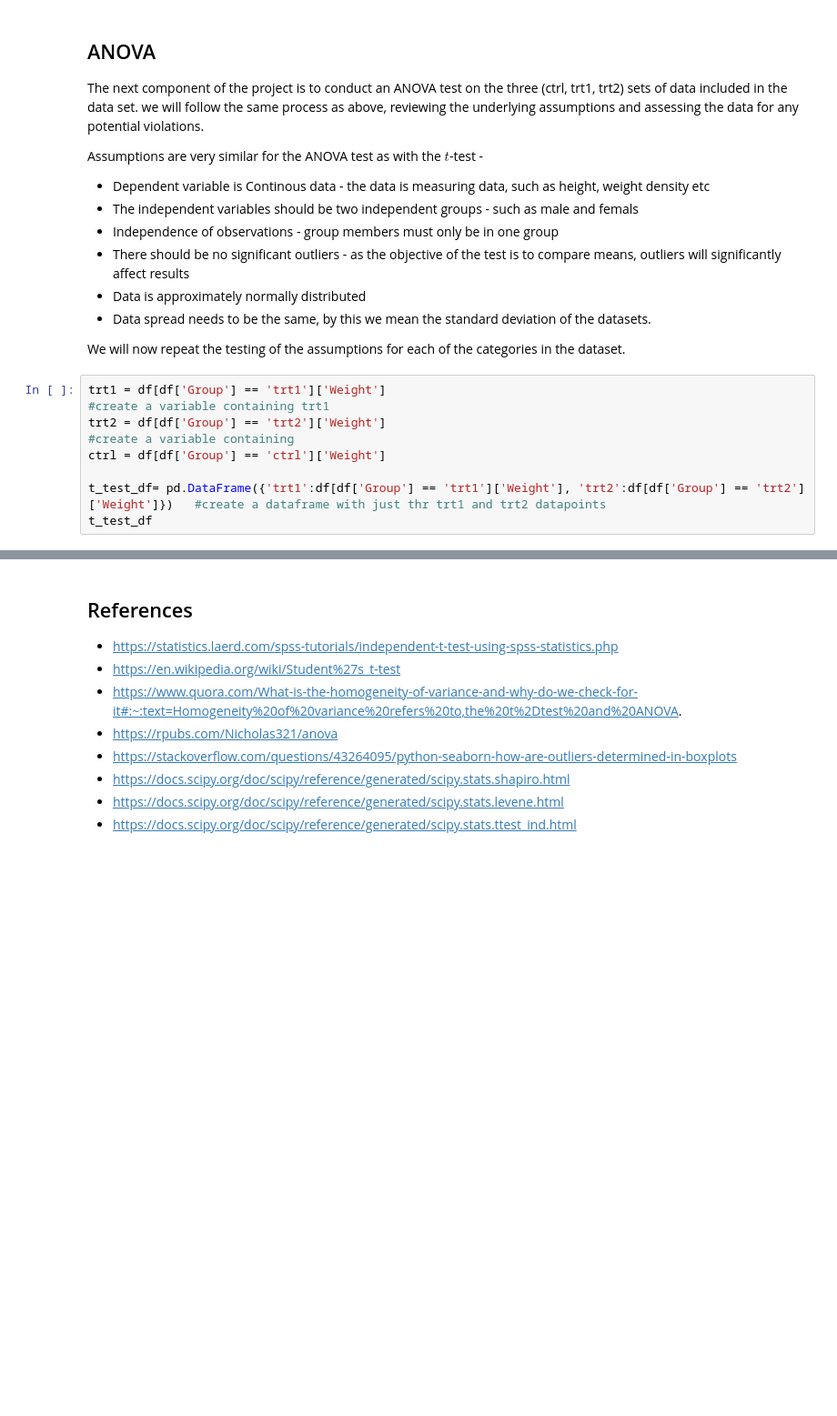
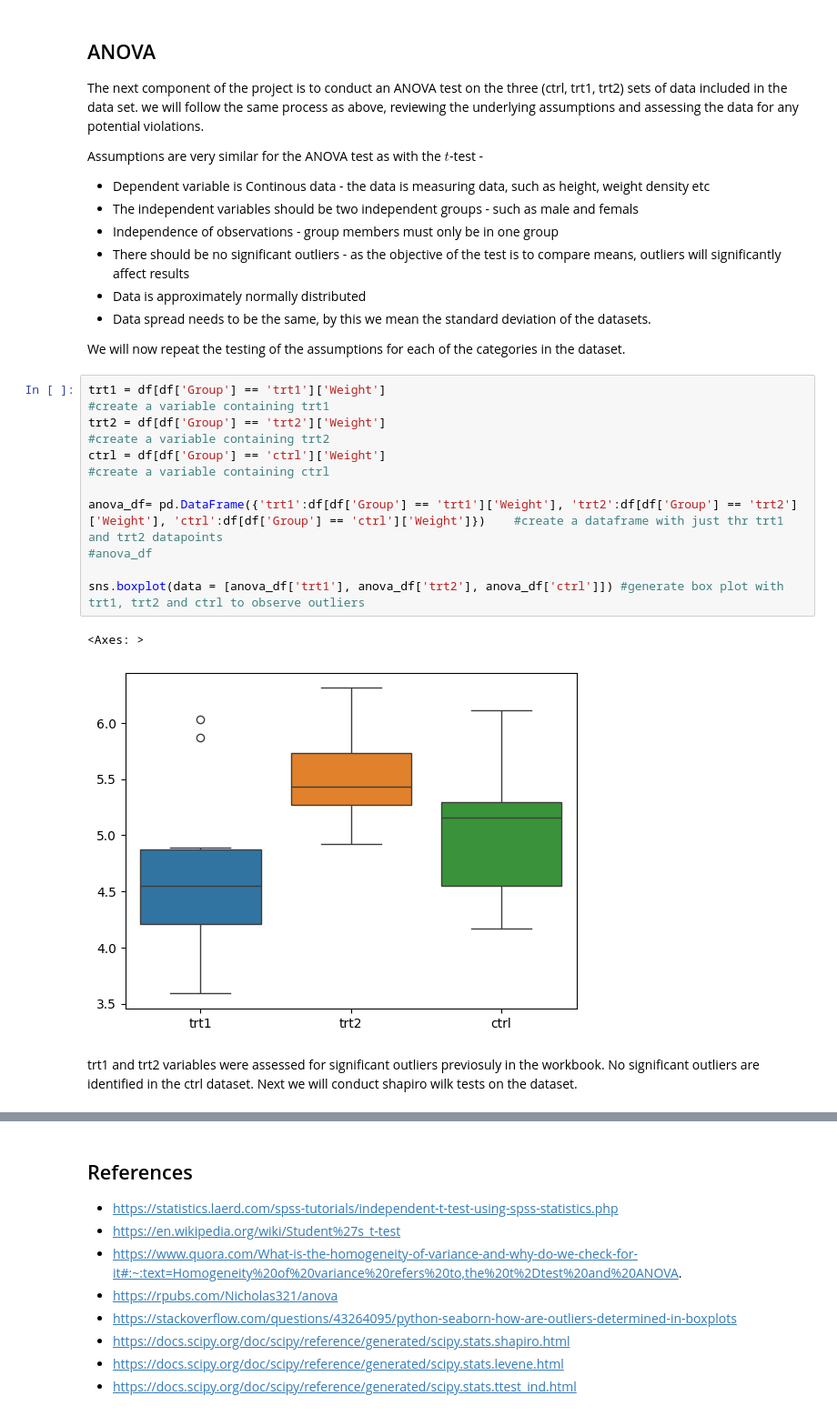
Before and after one commit to G00411301/applied_statistics, a Jupyter notebook: project.ipynb, the cells around one changed output, grey strips where cells are left out. Shown at 91% size. Saved outputs shown, nothing was run; the diff lists cells and outputs as text; blank space fills up the shorter version.

Commit message:
Developing ANOVA

```diff
--- a/project.ipynb
+++ b/project.ipynb
@@ -223,9 +223,16 @@ Assumptions are very similar for the ANOVA test as with the $t$-test -
 
 We will now repeat the testing of the assumptions for each of the categories in the dataset.
 # %%
-trt1 = df[df['Group'] == 'trt1']['Weight']                                                                          #create a variable containing trt1
-trt2 = df[df['Group'] == 'trt2']['Weight']                                                                          #create a variable containing
-ctrl = df[df['Group'] == 'ctrl']['Weight']
+trt1 = df[df['Group'] == 'trt1']['Weight']                                                                                                                      #create a variable containing trt1
+trt2 = df[df['Group'] == 'trt2']['Weight']                                                                                                                      #create a variable containing trt2
+ctrl = df[df['Group'] == 'ctrl']['Weight']                                                                                                                      #create a variable containing ctrl
 
-t_test_df= pd.DataFrame({'trt1':df[df['Group'] == 'trt1']['Weight'], 'trt2':df[df['Group'] == 'trt2']['Weight']})   #create a dataframe with just thr trt1 and trt2 datapoints
-t_test_df
+anova_df= pd.DataFrame({'trt1':df[df['Group'] == 'trt1']['Weight'], 'trt2':df[df['Group'] == 'trt2']['Weight'], 'ctrl':df[df['Group'] == 'ctrl']['Weight']})    #create a dataframe with just thr trt1 and trt2 datapoints
+#anova_df
+
+sns.boxplot(data = [anova_df['trt1'], anova_df['trt2'], anova_df['ctrl']]) #generate box plot with trt1, trt2 and ctrl to observe outliers
+# %% [output]
+<Axes: >
+[figure, added]
+# %% [markdown]
+trt1 and trt2 variables were assessed for significant outliers previosuly in the workbook. No significant outliers are identified in the ctrl dataset. Next we will conduct shapiro wilk tests on the dataset.
```
Also changed, not shown: parts of 4 cells of this notebook.
